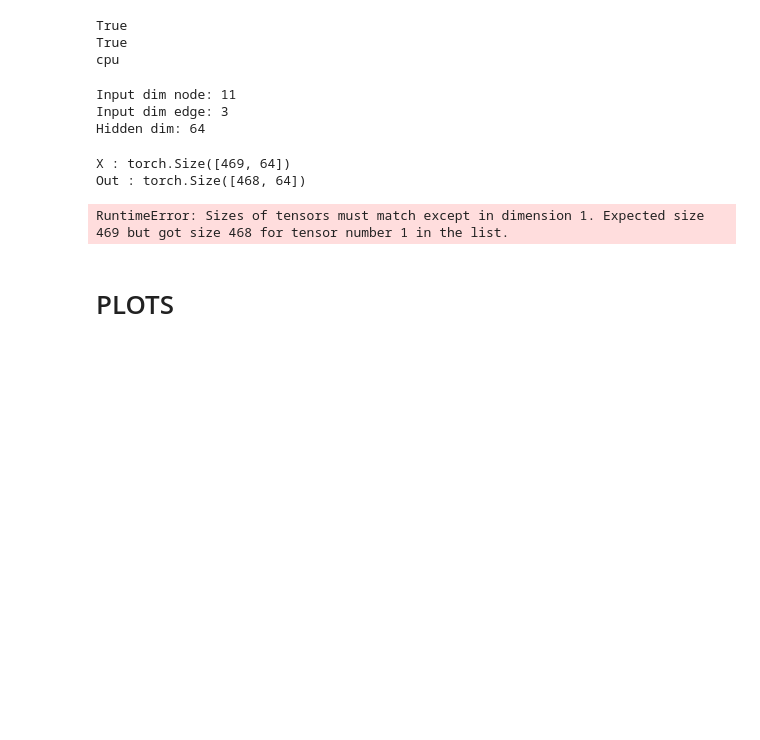
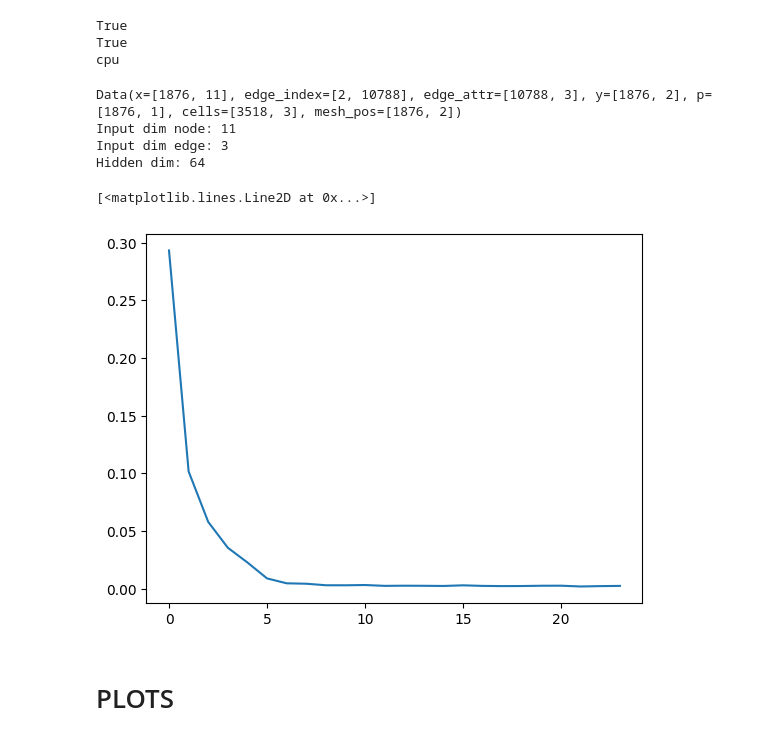
Before and after one commit to oyvinkm/SST_GNN, a Jupyter notebook: code/run.ipynb, the cells around one changed output. Drawn from its saved outputs; the diff is of its cells as text; code cells hidden in the pictures; blank space fills up the shorter version.

Commit message:
Working message passing layer implemented

```diff
--- a/code/run.ipynb
+++ b/code/run.ipynb
@@ -388,7 +300,7 @@ for args in [
          'num_layers': 1,
          'batch_size': 16,
          'hidden_dim': 64,
-         'epochs': 10,
+         'epochs': 100,
          'opt': 'adam',
          'opt_scheduler': 'none',
          'opt_restart': 0,
@@ -441,11 +353,12 @@ True
 True
 cpu
 # %%
-dataset = torch.load('data/trajectories/trajectory_0.pt')[:(args.train_size+args.test_size)]
-stats_list = get_stats(dataset)
+dataset = MeshDataset(root_dir = 'data/cylinder_flow/', instance_id=1, layer_num=5)
+print(dataset[0])
 input_dim_node, input_dim_edge = dataset[0].num_features, dataset[0].edge_attr.shape[1]
 print(f'Input dim node: {input_dim_node}\nInput dim edge: {input_dim_edge}\nHidden dim: {args.hidden_dim}')
 # %% [output]
+Data(x=[1876, 11], edge_index=[2, 10788], edge_attr=[10788, 3], y=[1876, 2], p=[1876, 1], cells=[3518, 3], mesh_pos=[1876, 2])
 Input dim node: 11
 Input dim edge: 3
 Hidden dim: 64
@@ -452,18 +386,18 @@ Hidden dim: 64
 # %%
 # Define Model
 model = MessagePassingLayer(input_dim_node = input_dim_node,
-                            input_dim_edge = input_dim_edge,
-                            mlp_hidden_dim = args.hidden_dim,
-                            latent_dim = args.hidden_dim,
-                            l_n = 2,
-                            output_dim=2,
+                            #input_dim_edge = input_dim_edge,
+                            hidden_dim = args.hidden_dim,
+                            ld = args.hidden_dim,
+                            l_n = 5,
+                            #output_dim=2,
                             args = args).to(device)
 scheduler, opt = build_optimizer(args, model.parameters())
 
 # Get Dataset Stats fro normalization
-stats_list = get_stats(dataset)
+""" stats_list = get_stats(dataset)
 [mean_vec_x,std_vec_x,mean_vec_edge,std_vec_edge,mean_vec_y,std_vec_y] = stats_list
 (mean_vec_x,std_vec_x,mean_vec_edge,std_vec_edge,mean_vec_y,std_vec_y)=(mean_vec_x.to(device),
-        std_vec_x.to(device),mean_vec_edge.to(device),std_vec_edge.to(device),mean_vec_y.to(device),std_vec_y.to(device))
+        std_vec_x.to(device),mean_vec_edge.to(device),std_vec_edge.to(device),mean_vec_y.to(device),std_vec_y.to(device)) """
 
 loader = DataLoader(dataset, batch_size = 1, shuffle=args.shuffle)
@@ -470,26 +406,37 @@ loader = DataLoader(dataset, batch_size = 1, shuffle=args.shuffle)
 # %%
 losses = []
+loss_func = MSE()
+mean_vec_y, std_vec_y, mean_vec_x, std_vec_x = dataset.mean_vec_y, dataset.std_vec_y, dataset.mean_vec_x, dataset.std_vec_x
+m_ids, m_gs = dataset.m_ids, dataset.m_gs
 for epoch in trange(args.epochs, desc="Training", unit="Epochs"):
         total_loss = 0
         model.train()
         num_loops=0
         for batch in loader:
+            batch.x = normalize(batch.x, mean_vec_x, std_vec_x)
             #Note that normalization must be done before it's called. The unnormalized
             #data needs to be preserved in order to correctly calculate the loss
-            batch=batch.to(device)
+            #batch=batch.to(device)
             opt.zero_grad()         #zero gradients each time
-            pred, e_idx, e_attr = model(batch,mean_vec_x,std_vec_x,mean_vec_edge,std_vec_edge)
-            loss = model.loss(pred,batch,mean_vec_y,std_vec_y)
+            pred, latent = model(batch, m_ids, m_gs)
+            loss = loss_func(pred, batch.x)
             loss.backward()         #backpropagate loss
             opt.step()
             total_loss += loss.item()
             num_loops+=1
         total_loss /= num_loops
+        print(f'Total loss : {total_loss}')
         losses.append(total_loss)
+        plot_g = batch[0]
+        plot_g.x = plot_g.x - pred
+        with torch.no_grad():
+            plot_mesh(plot_g)
-# %% [output]
-X : torch.Size([469, 64])
-Out : torch.Size([468, 64])
-RuntimeError: Sizes of tensors must match except in dimension 1. Expected size 469 but got size 468 for tensor number 1 in the list.
+# %%
+from matplotlib import pyplot as plt
+plt.plot(losses)
+# %% [output]
+[<matplotlib.lines.Line2D at 0x...>]
+[figure, added]
 # %% [markdown]
 # PLOTS
 # %%
```
Also changed, not shown: parts of 21 cells of this notebook, 2 other files.
